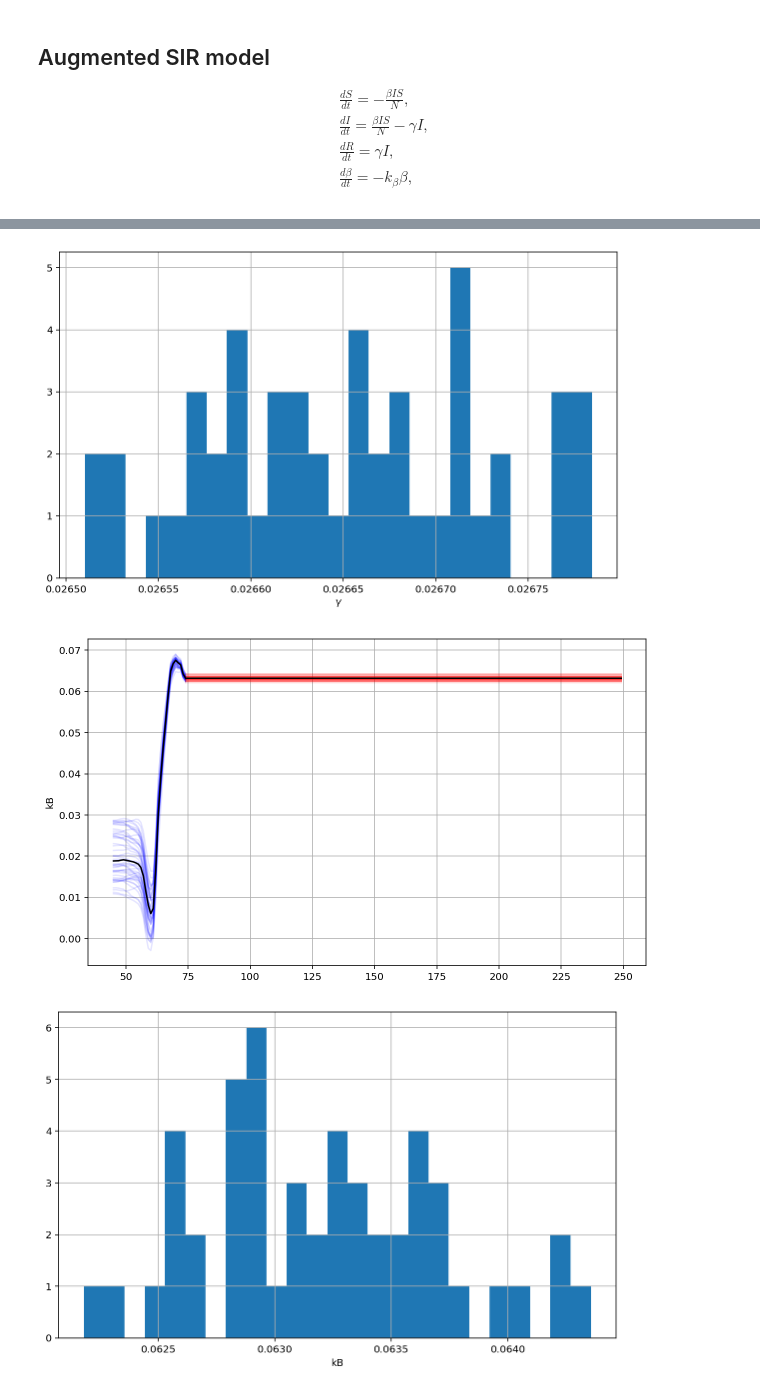
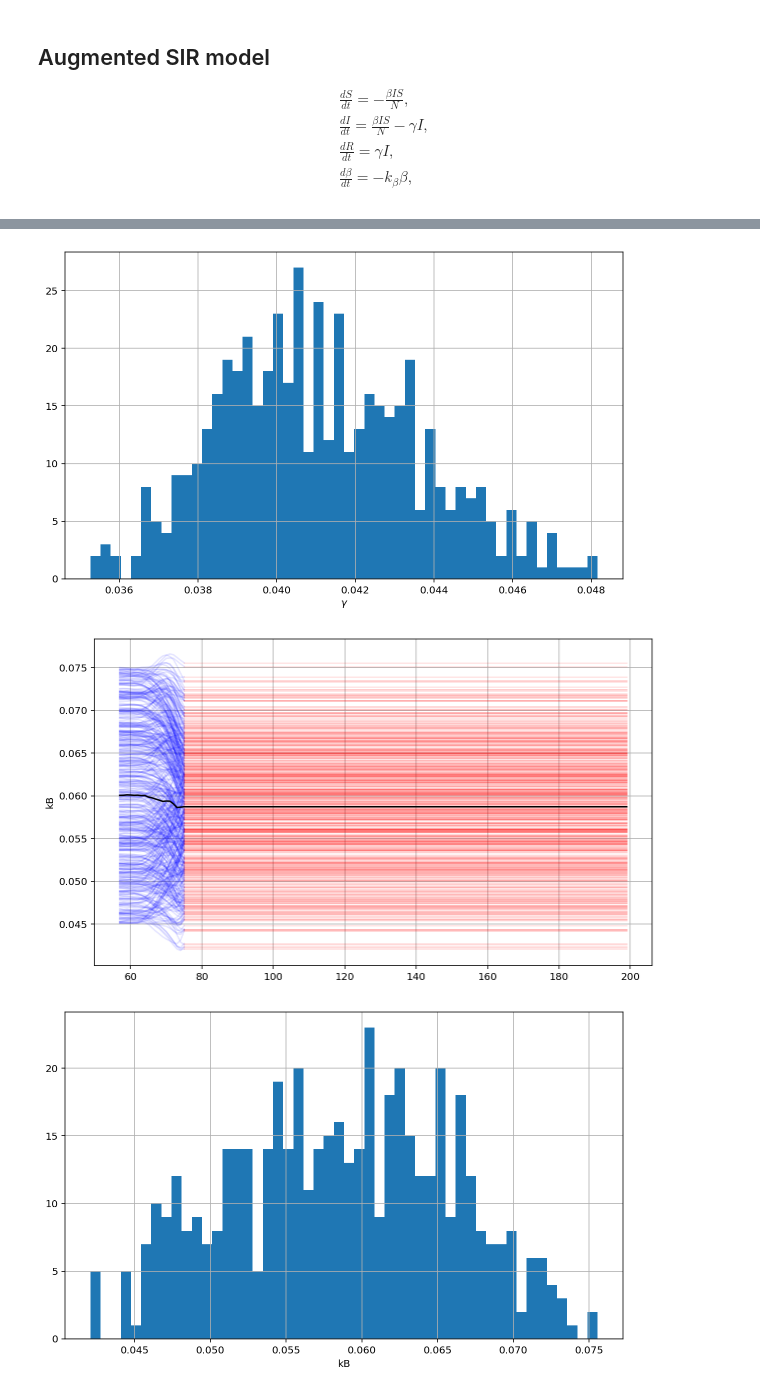
Before and after one commit to jonnydyer/covid-model, a Jupyter notebook: EnKF_US.ipynb, the cells around one changed output, grey strips where cells are left out. Drawn from its saved outputs; the diff is of its cells as text; code cells hidden in the pictures.

Commit message:
tweaked filter for new US data

```diff
--- a/EnKF_US.ipynb
+++ b/EnKF_US.ipynb
@@ -46,16 +62,16 @@ $$\begin{align}
 & \frac{d\beta}{dt} = -k_\beta \beta,
 \end{align}$$
 # %%
-t0 = 45
+t0 = 57
 tf = len(dataset[0,:])
-mortality = 0.02
+mortality = 0.01
 def sir(y, t, p):
     ds = -y[3] * y[0] * y[1]
     di = y[3] * y[0] * y[1] - y[4] * y[1]
     dr = y[4] * y[1]
     dbeta = -y[5] * y[3]
     dgamma = 0.
-    dkb = 0 * (1-y[5])
+    dkb = 0.
     #dmult = 0#-1e-8 * y[6]
     return [ds, di, dr, dbeta, dgamma, dkb]
 
@@ -63,12 +79,12 @@ p = []
 # US
 
 N = 300e6
-i0 = 3000. / N
-r0 = 18 / mortality / N
-confirmed_ratio = 8
+i0 = 1.3e5 / N
+r0 = 200. / mortality / N
+confirmed_ratio = 10
 beta = 0.36
 gamma = 0.04
-kb = 2e-2
+kb = 6.0e-2
 t = np.arange(t0, tf)
 y = odeint(sir, t=t, y0=[1.-i0-r0, i0, r0, beta, gamma, kb],
            args=(p,), rtol=1e-8, )
@@ -101,12 +117,14 @@ def KF_update(X_prior, H, D, R):
         X_post[:, j] = X_prior[:, j] + K @ (D[:,j] - H @ X_prior[:, j])
     return X_post
 
-def EnKF(data, t0, tf, dt=1., N_ensb=50, tforecast=250,
-         cov_model=[1e-6, 1e-6, 1e-6, 1e-5, 1e-5, 1e-5], cov_obs=[2e-5, 3e-6]): #cov_obs=[2e-4, 5e-5], cov_model=[5e-5, 5e-5]
+def EnKF(data, t0, tf, dt=1., N_ensb=500, tforecast=200,
+         cov_model=[1e-4, 1e-4, 1e-4, 2e-5, 2e-5, 2e-4], cov_obs=[2e-3, 3e-4]): #cov_obs=[2e-4, 5e-5], cov_model=[5e-5, 5e-5]
 
-    var0 = np.array([0.9, 0.9, 0.9, 0.9, 0.9])
-    cov_model = np.array(cov_model)
-    cov_obs = np.array(cov_obs)
+    var0 = np.array([0.5, 0.5, 0.5, 0.5, 0.5])
+
+    cov_model = 0.2*np.array(cov_model)
+    cov_obs =  np.array(cov_obs)
+
     I0 = uniform((1.-var0[0]/2)*i0, var0[0]*i0).rvs(size=N_ensb)
     R0 = uniform((1.-var0[1]/2)*r0, var0[1]*r0).rvs(size=N_ensb)
     S0 = 1. - I0 - R0
@@ -134,6 +152,7 @@ def EnKF(data, t0, tf, dt=1., N_ensb=50, tforecast=250,
     Xs_post[:, :, 0] = KF_update(Xs_prior[:, :, 0], H, D, R)
 
     for i in range(1, len(tv)):
+
         D = np.array([
             norm(loc=data[0,tv[i]], scale=cov_obs[0]*data[0,tv[i]]).rvs(size=N_ensb),
             norm(loc=data[1,tv[i]], scale=cov_obs[1]*data[1,tv[i]]).rvs(size=N_ensb)]
@@ -154,9 +173,11 @@ def EnKF(data, t0, tf, dt=1., N_ensb=50, tforecast=250,
     # Forecast forward
     tvf = np.arange(tf-1, tforecast)
     X_forecast = np.zeros([len(cov_model), N_ensb, len(tvf)])
+    X_forecast[:, :, 0] = Xs_post[:, :, -1]
+    #for i in range(1, len(tvf)):
     for j in range(X_forecast.shape[1]):
         X_forecast[:, j, :] = odeint(sir, t=tvf, y0=Xs_post[:, j, -1],
-                                   args=(p,), rtol=1e-8).T
+                                  args=(p,), rtol=1e-8).T
 
     alpha = 0.1
     plt.figure()
@@ -182,7 +203,7 @@ def EnKF(data, t0, tf, dt=1., N_ensb=50, tforecast=250,
     plt.ylabel('Recovered')
 
     plt.figure()
-    plt.hist(Xs_post[2, :, -1], bins=25)
+    plt.hist(Xs_post[2, :, -1], bins=50)
     plt.xlabel('Recovered')
 
     plt.figure()
@@ -195,7 +216,7 @@ def EnKF(data, t0, tf, dt=1., N_ensb=50, tforecast=250,
     plt.ylabel('Dead')
 
     plt.figure()
-    plt.hist(N*mortality*X_forecast[2, :, -1], bins=25)
+    plt.hist(N*mortality*X_forecast[2, :, -1], bins=50)
     plt.xlabel('Dead')
 
     plt.figure()
@@ -207,7 +228,7 @@ def EnKF(data, t0, tf, dt=1., N_ensb=50, tforecast=250,
     plt.ylabel(r'$\beta$')
 
     plt.figure()
-    plt.hist(Xs_post[3, :, -1], bins=25)
+    plt.hist(Xs_post[3, :, -1], bins=50)
     plt.xlabel(r'$\beta$')
 
     plt.figure()
@@ -219,7 +240,7 @@ def EnKF(data, t0, tf, dt=1., N_ensb=50, tforecast=250,
     plt.ylabel(r'$\gamma$')
 
     plt.figure()
-    plt.hist(Xs_post[4, :, -1], bins=25)
+    plt.hist(Xs_post[4, :, -1], bins=50)
     plt.xlabel(r'$\gamma$')
 
     plt.figure()
@@ -231,7 +252,7 @@ def EnKF(data, t0, tf, dt=1., N_ensb=50, tforecast=250,
     plt.ylabel('kB')
 
     plt.figure()
-    plt.hist(Xs_post[5, :, -1], bins=25)
+    plt.hist(Xs_post[5, :, -1], bins=50)
     plt.xlabel(r'kB')
 
     plt.figure()
@@ -243,7 +264,7 @@ def EnKF(data, t0, tf, dt=1., N_ensb=50, tforecast=250,
     plt.ylabel('R')
 
     plt.figure()
-    plt.hist(Xs_post[3, :, -1] / Xs_post[4, :, -1], bins=25)
+    plt.hist(Xs_post[3, :, -1] / Xs_post[4, :, -1], bins=50)
     plt.xlabel(r'R')
 
 EnKF(dataset_scaled, t0, tf)
@@ -260,3 +281,3 @@ EnKF(dataset_scaled, t0, tf)
-[figure, old version]
+[figure, new version]
-[figure, old version]
+[figure, new version]
-[figure, old version]
+[figure, new version]
```
Also changed, not shown: parts of 5 cells of this notebook.
